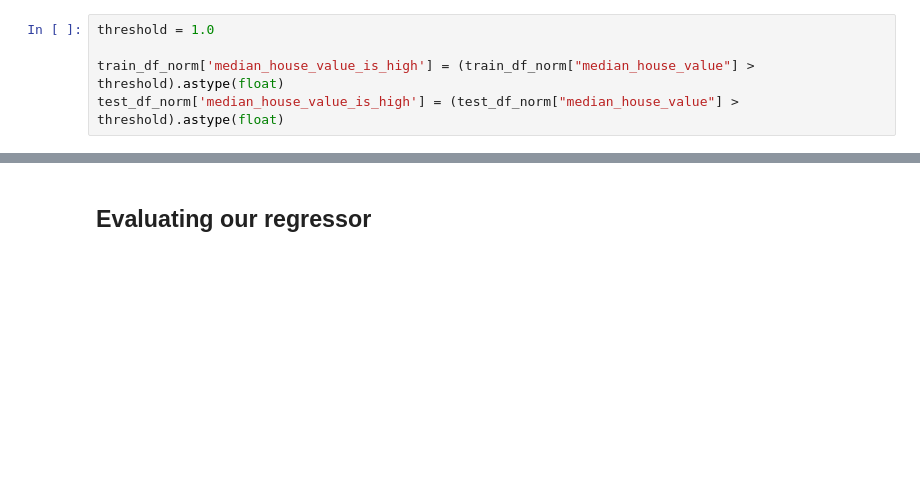
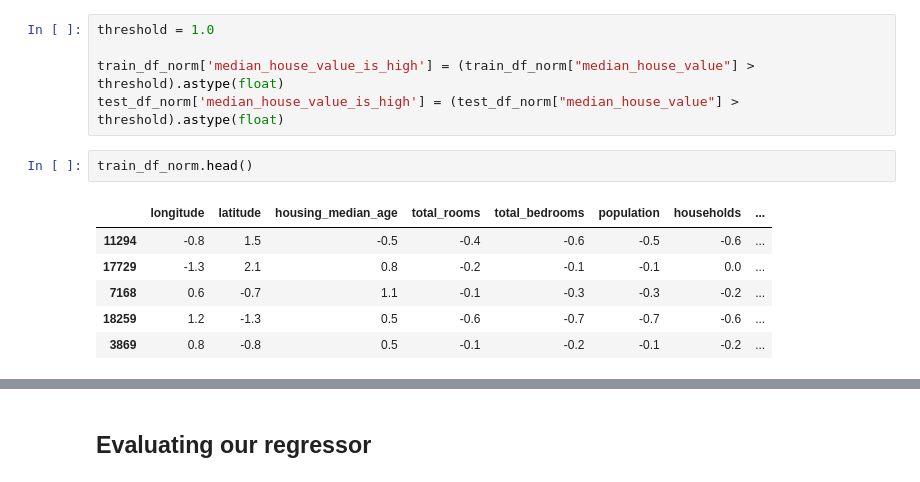
Before and after one commit to wetherc/data-2000, a Jupyter notebook: labs/040_linear-models-lab.ipynb, the cells around one changed output, grey strips where cells are left out. Cells and saved outputs as stored; diff of their text form; blank space fills up the shorter version.

```diff
--- a/labs/040_linear-models-lab.ipynb
+++ b/labs/040_linear-models-lab.ipynb
@@ -159,6 +216,15 @@ threshold = 1.0
 
 train_df_norm['median_house_value_is_high'] = (train_df_norm["median_house_value"] > threshold).astype(float)
 test_df_norm['median_house_value_is_high'] = (test_df_norm["median_house_value"] > threshold).astype(float)
+# %%
+train_df_norm.head()
+# %% [output]
+|  | longitude | latitude | housing_median_age | total_rooms | total_bedrooms | population | households | ... |
+| 11294 | -0.8 | 1.5 | -0.5 | -0.4 | -0.6 | -0.5 | -0.6 | ... |
+| 17729 | -1.3 | 2.1 | 0.8 | -0.2 | -0.1 | -0.1 | 0.0 | ... |
+| 7168 | 0.6 | -0.7 | 1.1 | -0.1 | -0.3 | -0.3 | -0.2 | ... |
+| 18259 | 1.2 | -1.3 | 0.5 | -0.6 | -0.7 | -0.7 | -0.6 | ... |
+| 3869 | 0.8 | -0.8 | 0.5 | -0.1 | -0.2 | -0.1 | -0.2 | ... |
 # %%
 from sklearn.linear_model import LogisticRegression
 
```
Also changed, not shown: parts of 20 cells of this notebook.
